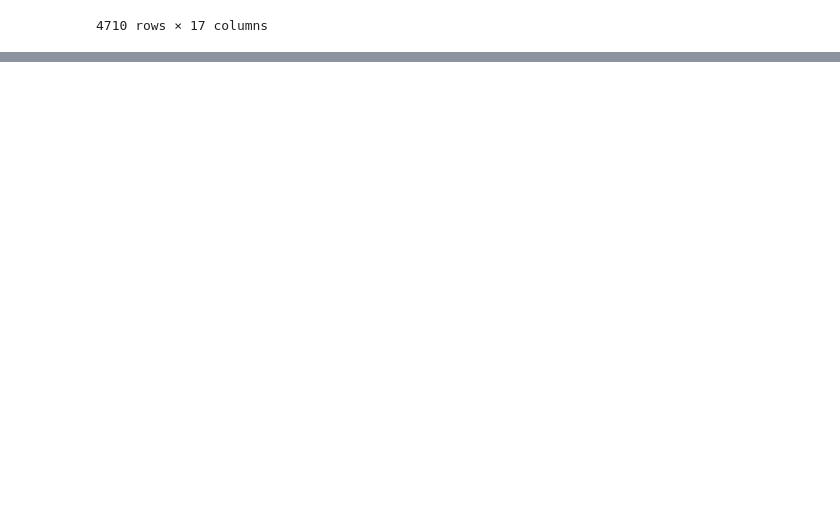
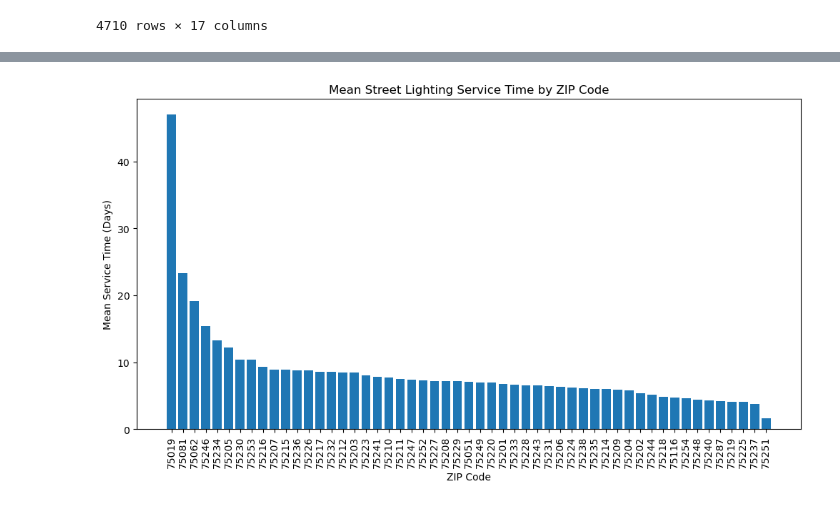
Before and after one commit to ratraverfallick/Hackathon_REU2026_Group4, a Jupyter notebook: lightdata.ipynb, the cells around one changed output, grey strips where cells are left out. Drawn from its saved outputs; the diff is of its cells as text; code cells hidden in the pictures; blank space fills up the shorter version.

```diff
--- a/lightdata.ipynb
+++ b/lightdata.ipynb
@@ -261,0 +334,15 @@ light_df.to_csv("street_lighting_2021_2025.csv", index=False)
+# %%
+#bar chart mean
+mean_plot = zip_summary.sort_values("mean", ascending=False)
+
+plt.figure(figsize=(12, 6))
+plt.bar(mean_plot["zip_code"].astype(str), mean_plot["mean"])
+
+plt.xlabel("ZIP Code")
+plt.ylabel("Mean Service Time (Days)")
+plt.title("Mean Street Lighting Service Time by ZIP Code")
+plt.xticks(rotation=90)
+
+plt.show()
+# %% [output]
+[figure, added]
```
Also changed, not shown: parts of 8 cells of this notebook.
